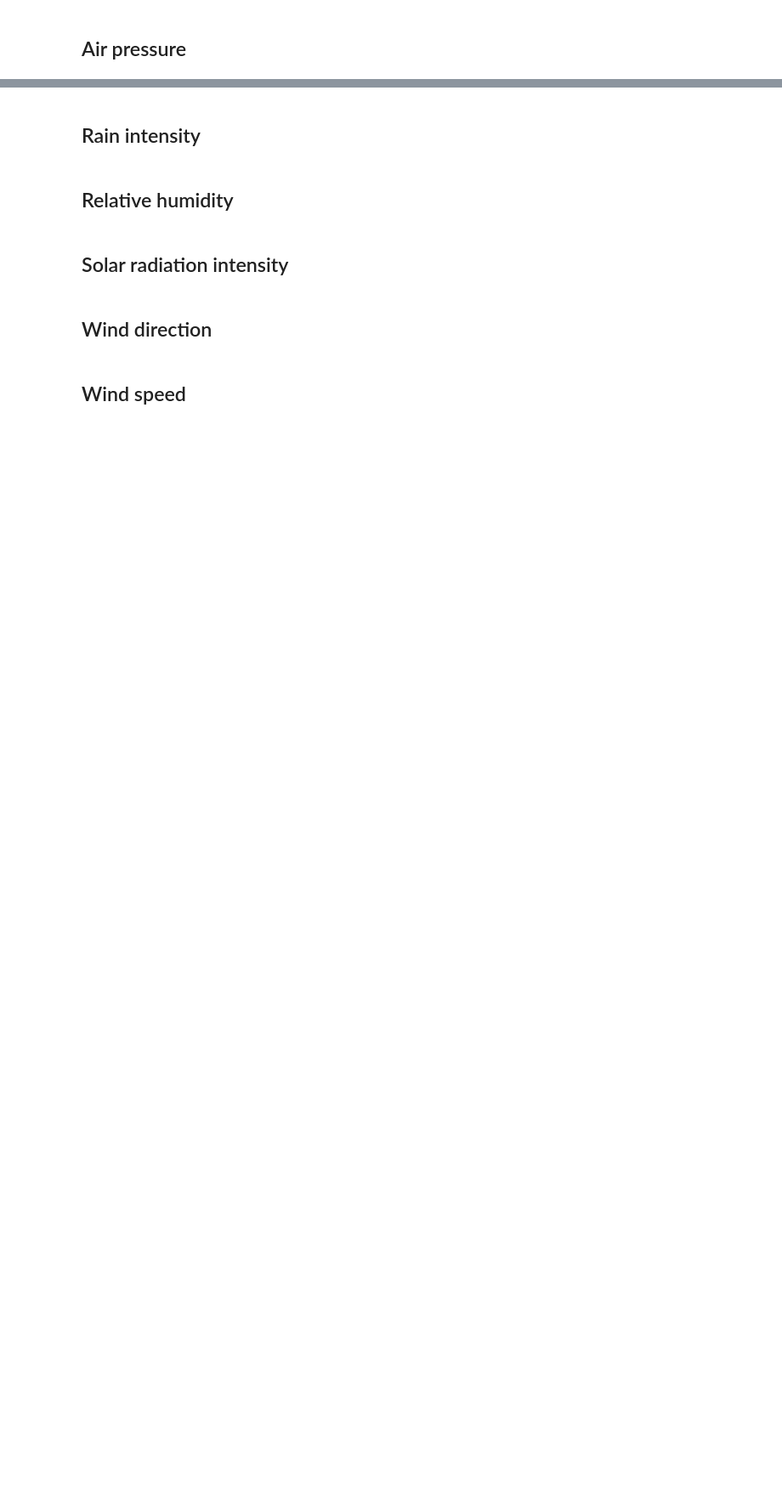
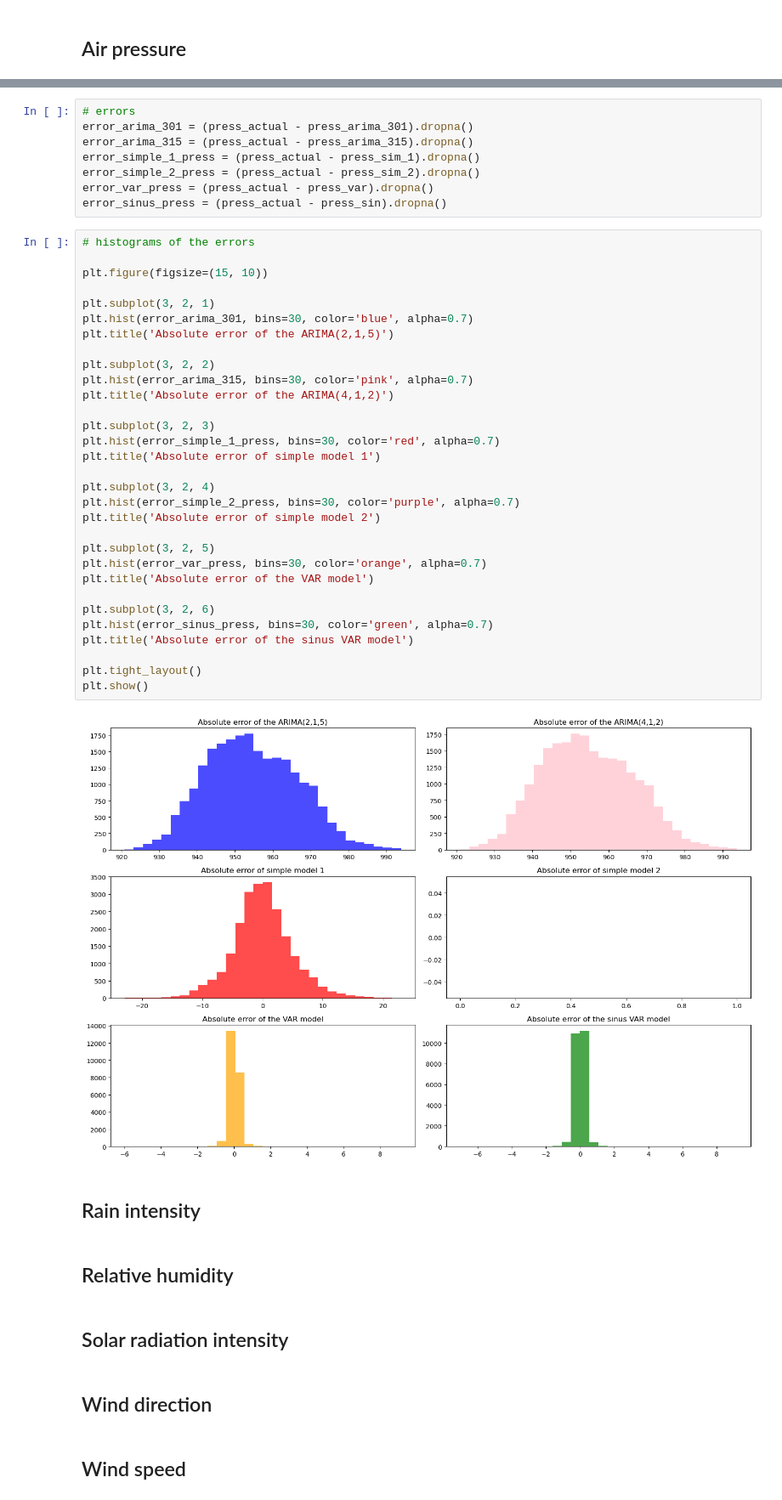
Before and after one commit to bregina98/Local-prediction-of-weather-parameters-based-on-historical-data, a Jupyter notebook: comparison of all the models/all_models.ipynb, the cells around one changed output, grey strips where cells are left out. Shown at 85% size. Saved outputs shown, nothing was run; the diff lists cells and outputs as text; blank space fills up the shorter version.

```diff
--- a/comparison of all the models/all_models.ipynb
+++ b/comparison of all the models/all_models.ipynb
@@ -169,3 +240,44 @@ plt.show()
+# %%
+# errors
+error_arima_301 = (press_actual - press_arima_301).dropna()
+error_arima_315 = (press_actual - press_arima_315).dropna()
+error_simple_1_press = (press_actual - press_sim_1).dropna()
+error_simple_2_press = (press_actual - press_sim_2).dropna()
+error_var_press = (press_actual - press_var).dropna()
+error_sinus_press = (press_actual - press_sin).dropna()
+# %%
+# histograms of the errors
+
+plt.figure(figsize=(15, 10))
+
+plt.subplot(3, 2, 1)
+plt.hist(error_arima_301, bins=30, color='blue', alpha=0.7)
+plt.title('Absolute error of the ARIMA(2,1,5)')
+
+plt.subplot(3, 2, 2)
+plt.hist(error_arima_315, bins=30, color='pink', alpha=0.7)
+plt.title('Absolute error of the ARIMA(4,1,2)')
+
+plt.subplot(3, 2, 3)
+plt.hist(error_simple_1_press, bins=30, color='red', alpha=0.7)
+plt.title('Absolute error of simple model 1')
+
+plt.subplot(3, 2, 4)
+plt.hist(error_simple_2_press, bins=30, color='purple', alpha=0.7)
+plt.title('Absolute error of simple model 2')
+
+plt.subplot(3, 2, 5)
+plt.hist(error_var_press, bins=30, color='orange', alpha=0.7)
+plt.title('Absolute error of the VAR model')
+
+plt.subplot(3, 2, 6)
+plt.hist(error_sinus_press, bins=30, color='green', alpha=0.7)
+plt.title('Absolute error of the sinus VAR model')
+
+plt.tight_layout()
+plt.show()
+# %% [output]
+[figure, added]
 # %% [markdown]
 ## Rain intensity
 # %% [markdown]
```
Also changed, not shown: parts of 7 cells of this notebook.
